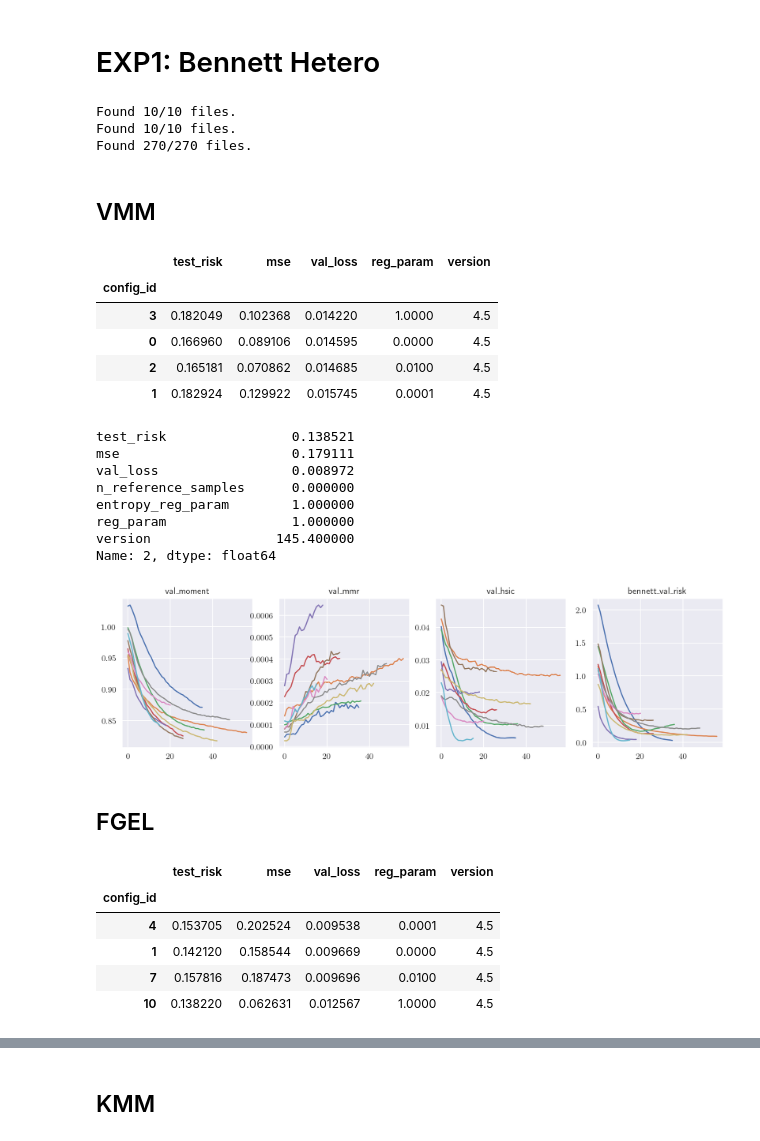
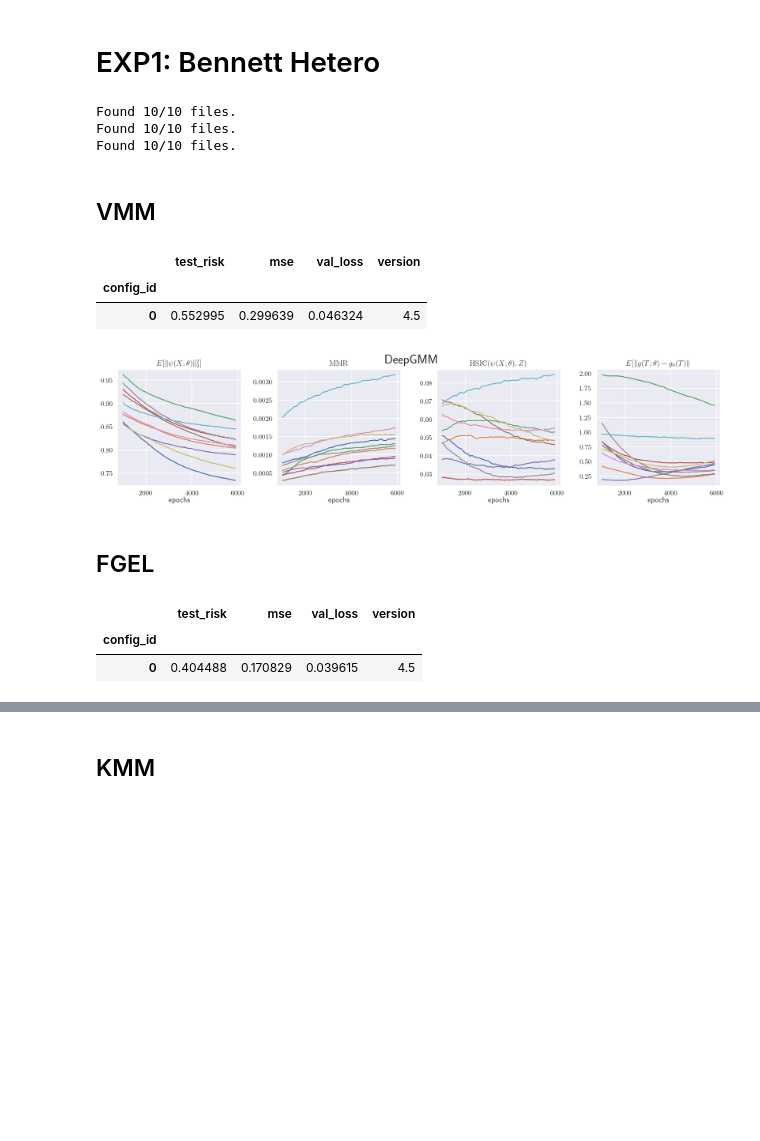
Before and after one commit to HeinerKremer/conditional-moment-restrictions, a Jupyter notebook: experiments/eval_data_pandas.ipynb, the cells around one changed output, grey strips where cells are left out. Cells and saved outputs as stored; diff of their text form; code cells hidden in the pictures; blank space fills up the shorter version.

```diff
--- a/experiments/eval_data_pandas.ipynb
+++ b/experiments/eval_data_pandas.ipynb
@@ -142,62 +165,58 @@ best
 # %% [markdown]
 # EXP1: Bennett Hetero
 # %%
-n = 2000
+n = 1000
 
 
-vmm = load_and_merge_datasets(load_all_in_dir=f"/Users/hkremer/code/kmm/wasserstein-method-of-moments/results/bennet_hetero_new/n_{n}/",
+# vmm = load_and_merge_datasets(load_all_in_dir=f"/Users/hkremer/code/kmm/wasserstein-method-of-moments/results/bennet_hetero_new2/n_{n}/",
+#                               method="VMM-neural", merge='rollouts')
+
+# fgel = load_and_merge_datasets(load_all_in_dir=f"/Users/hkremer/code/kmm/wasserstein-method-of-moments/results/bennet_hetero_new2/n_{n}/",
+#                               method="FGEL-neural", merge='rollouts')
+
+# kmm = load_and_merge_datasets(load_all_in_dir=f"/Users/hkremer/code/kmm/wasserstein-method-of-moments/results/bennet_hetero_new2/n_{n}/",
+#                               method="KMM")
+
+vmm = load_and_merge_datasets(load_all_in_dir=f"/Users/hkremer/code/kmm/wasserstein-method-of-moments/results/bennet_hetero_validation/n_{n}/",
                               method="VMM-neural", merge='rollouts')
 
-fgel = load_and_merge_datasets(load_all_in_dir=f"/Users/hkremer/code/kmm/wasserstein-method-of-moments/results/bennet_hetero_new/n_{n}/",
+fgel = load_and_merge_datasets(load_all_in_dir=f"/Users/hkremer/code/kmm/wasserstein-method-of-moments/results/bennet_hetero_validation/n_{n}/",
                               method="FGEL-neural", merge='rollouts')
 
-kmm = load_and_merge_datasets(load_all_in_dir=f"/Users/hkremer/code/kmm/wasserstein-method-of-moments/results/bennet_hetero_new/n_{n}/",
-                              method="KMM")
+kmm = load_and_merge_datasets(load_all_in_dir=f"/Users/hkremer/code/kmm/wasserstein-method-of-moments/results/bennet_hetero_validation/n_{n}/",
+                              method="KMM", merge='rollouts')
 
-kmm['config'] = kmm['config'].astype(int)
-kmm = kmm.reset_index().drop(columns=['rollout', 'config_id'])
-kmm = kmm.set_index('config').rename_axis(index='config_id')
+
+# kmm['config'] = kmm['config'].astype(int)
+# kmm = kmm.reset_index().drop(columns=['rollout', 'config_id'])
+# kmm = kmm.set_index('config').rename_axis(index='config_id')
 # %% [output]
 Found 10/10 files.
 Found 10/10 files.
-Found 270/270 files.
+Found 10/10 files.
 # %% [markdown]
 ## VMM
 # %%
 best_vmm = get_best_hparam_results(vmm, metric='val_loss', hparam_config={})#'reg_param': [0, 1e-4, 1e-2, 1e0]})
 best_vmm
 # %% [output]
-|  | test_risk | mse | val_loss | reg_param | version |
-| config_id |  |  |  |  |  |
-| 3 | 0.182049 | 0.102368 | 0.014220 | 1.0000 | 4.5 |
-| 0 | 0.166960 | 0.089106 | 0.014595 | 0.0000 | 4.5 |
-| 2 | 0.165181 | 0.070862 | 0.014685 | 0.0100 | 4.5 |
-| 1 | 0.182924 | 0.129922 | 0.015745 | 0.0001 | 4.5 |
+|  | test_risk | mse | val_loss | version |
+| config_id |  |  |  |  |
+| 0 | 0.552995 | 0.299639 | 0.046324 | 4.5 |
 # %%
-plot_val_loss_opt(vmm, config_id=2)
+plot_val_loss_opt(vmm, config_id=0, savepath='vmm', suptitle='DeepGMM')
 # %% [output]
-test_risk                0.138521
-mse                      0.179111
-val_loss                 0.008972
-n_reference_samples      0.000000
-entropy_reg_param        1.000000
-reg_param                1.000000
-version                145.400000
-Name: 2, dtype: float64
-[figure, old version]
+[figure, new version]
 # %% [markdown]
 ## FGEL
 # %%
 best_fgel = get_best_hparam_results(fgel, metric='val_loss', hparam_config={
                                                                            # 'reg_param': [0, 1e-4, 1e-2, 1e0],
-                                                                        'divergence': 'kl',
+                                                                        #'divergence': 'kl',
                                                                            })
 best_fgel
 # %% [output]
-|  | test_risk | mse | val_loss | reg_param | version |
-| config_id |  |  |  |  |  |
-| 4 | 0.153705 | 0.202524 | 0.009538 | 0.0001 | 4.5 |
-| 1 | 0.142120 | 0.158544 | 0.009669 | 0.0000 | 4.5 |
-| 7 | 0.157816 | 0.187473 | 0.009696 | 0.0100 | 4.5 |
-| 10 | 0.138220 | 0.062631 | 0.012567 | 1.0000 | 4.5 |
+|  | test_risk | mse | val_loss | version |
+| config_id |  |  |  |  |
+| 0 | 0.404488 | 0.170829 | 0.039615 | 4.5 |
 # %%
```
Also changed, not shown: parts of 15 cells of this notebook, 5 other files.
